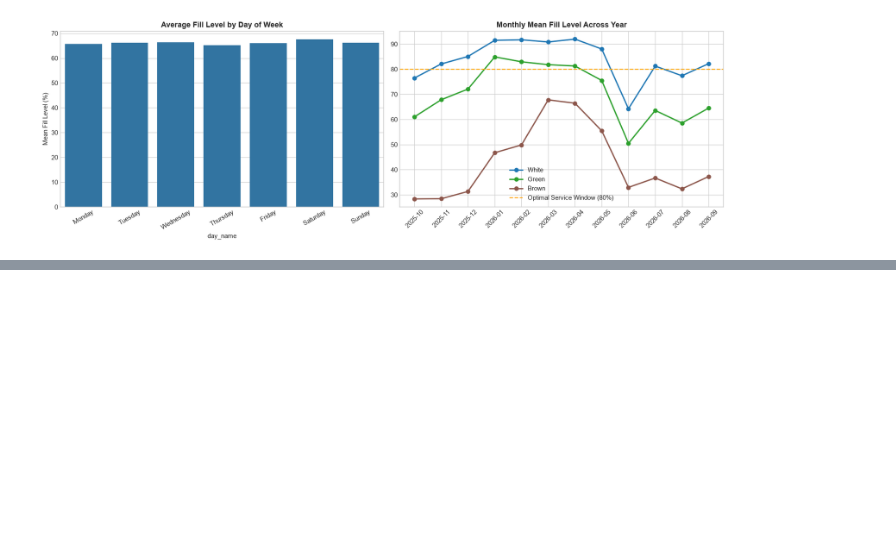
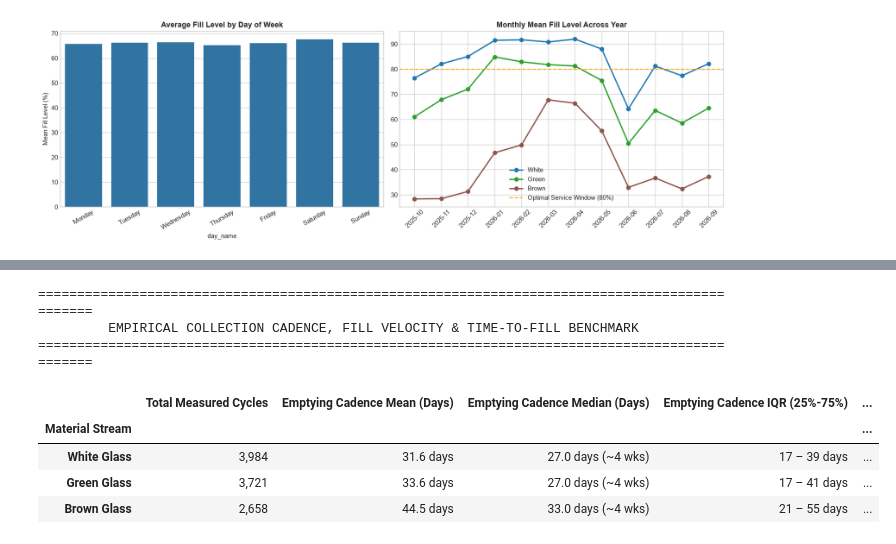
Before and after one commit to maslahre42/Clustering_Predication-, a Jupyter notebook: 01_eda_and_analysis.ipynb, the cells around one changed output, grey strips where cells are left out. Saved outputs shown, nothing was run; the diff lists cells and outputs as text; code cells hidden in the pictures; blank space fills up the shorter version.

```diff
--- a/01_eda_and_analysis.ipynb
+++ b/01_eda_and_analysis.ipynb
@@ -186,0 +197,51 @@ plt.show()
+# %%
+# Compute sequential metrics per container stream
+df_sorted = df.sort_values(['Location_id', 'material_type', 'date']).reset_index(drop=True)
+df_sorted['prev_date'] = df_sorted.groupby(['Location_id', 'material_type'])['date'].shift(1)
+df_sorted['days_since_last_visit'] = (df_sorted['date'] - df_sorted['prev_date']).dt.days
+
+# Drop initial reading per container where days_since_last_visit is NaN
+intervals = df_sorted[df_sorted['days_since_last_visit'].notna() & (df_sorted['days_since_last_visit'] > 0)].copy()
+
+# Daily accumulation speed (% per day)
+intervals['daily_fill_velocity'] = intervals['fill_num'] / intervals['days_since_last_visit']
+
+# Time to reach 100% (days)
+# Avoid division by zero
+intervals['days_to_reach_100'] = np.where(intervals['fill_num'] > 0, (100.0 * intervals['days_since_last_visit']) / intervals['fill_num'], np.nan)
+
+# Comprehensive Summary Table
+dyn_metrics = []
+for mat in ['white', 'green', 'brown']:
+    sub = intervals[intervals['material_type'] == mat]
+    vel = sub['daily_fill_velocity']
+    ttf = sub['days_to_reach_100'].dropna()
+    cad = sub['days_since_last_visit']
+
+    dyn_metrics.append({
+        'Material Stream': mat.capitalize() + ' Glass',
+        'Total Measured Cycles': f"{len(sub):,}",
+        'Emptying Cadence Mean (Days)': f"{cad.mean():.1f} days",
+        'Emptying Cadence Median (Days)': f"{cad.median():.1f} days (~4 wks)",
+        'Emptying Cadence IQR (25%-75%)': f"{cad.quantile(0.25):.0f} – {cad.quantile(0.75):.0f} days",
+        'Daily Fill Velocity Mean (%/d)': f"{vel.mean():.2f} %/day",
+        'Daily Fill Velocity Median (%/d)': f"{vel.median():.2f} %/day",
+        'Days to 100% Capacity (Median)': f"{ttf.median():.1f} days",
+        'Days to 100% Capacity (25th %)': f"{ttf.quantile(0.25):.1f} days (hotspots)",
+        'Overflow Risk (Fills in <=28d)': f"{(ttf <= 28).mean()*100:.1f}% of cycles"
+    })
+
+stream_dynamics_df = pd.DataFrame(dyn_metrics).set_index('Material Stream')
+print('=' * 95)
+print('         EMPIRICAL COLLECTION CADENCE, FILL VELOCITY & TIME-TO-FILL BENCHMARK')
+print('=' * 95)
+display(stream_dynamics_df)
+# %% [output]
+===============================================================================================
+         EMPIRICAL COLLECTION CADENCE, FILL VELOCITY & TIME-TO-FILL BENCHMARK
+===============================================================================================
+|  | Total Measured Cycles | Emptying Cadence Mean (Days) | Emptying Cadence Median (Days) | Emptying Cadence IQR (25%-75%) | ... |
+| Material Stream |  |  |  |  | ... |
+| White Glass | 3,984 | 31.6 days | 27.0 days (~4 wks) | 17 – 39 days | ... |
+| Green Glass | 3,721 | 33.6 days | 27.0 days (~4 wks) | 17 – 41 days | ... |
+| Brown Glass | 2,658 | 44.5 days | 33.0 days (~4 wks) | 21 – 55 days | ... |
```
Also changed, not shown: parts of 22 cells of this notebook.
